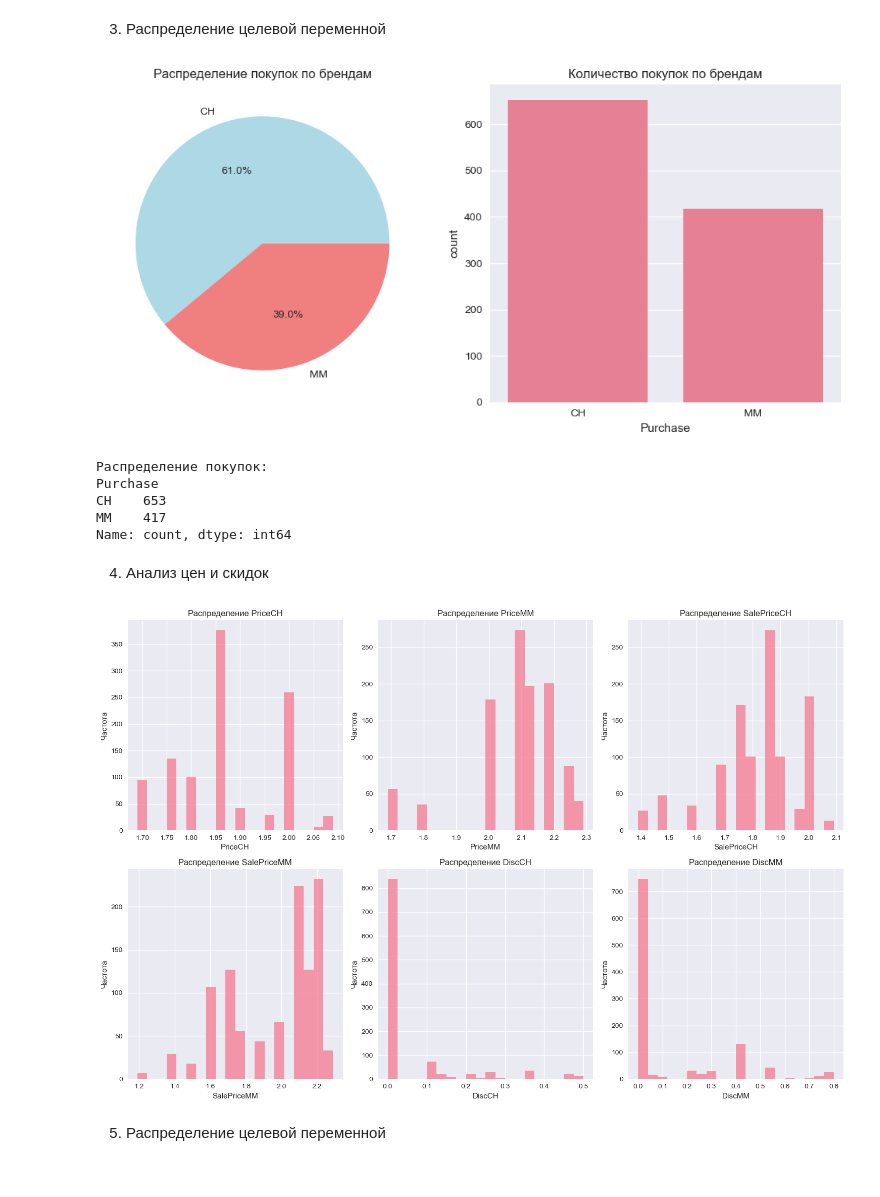
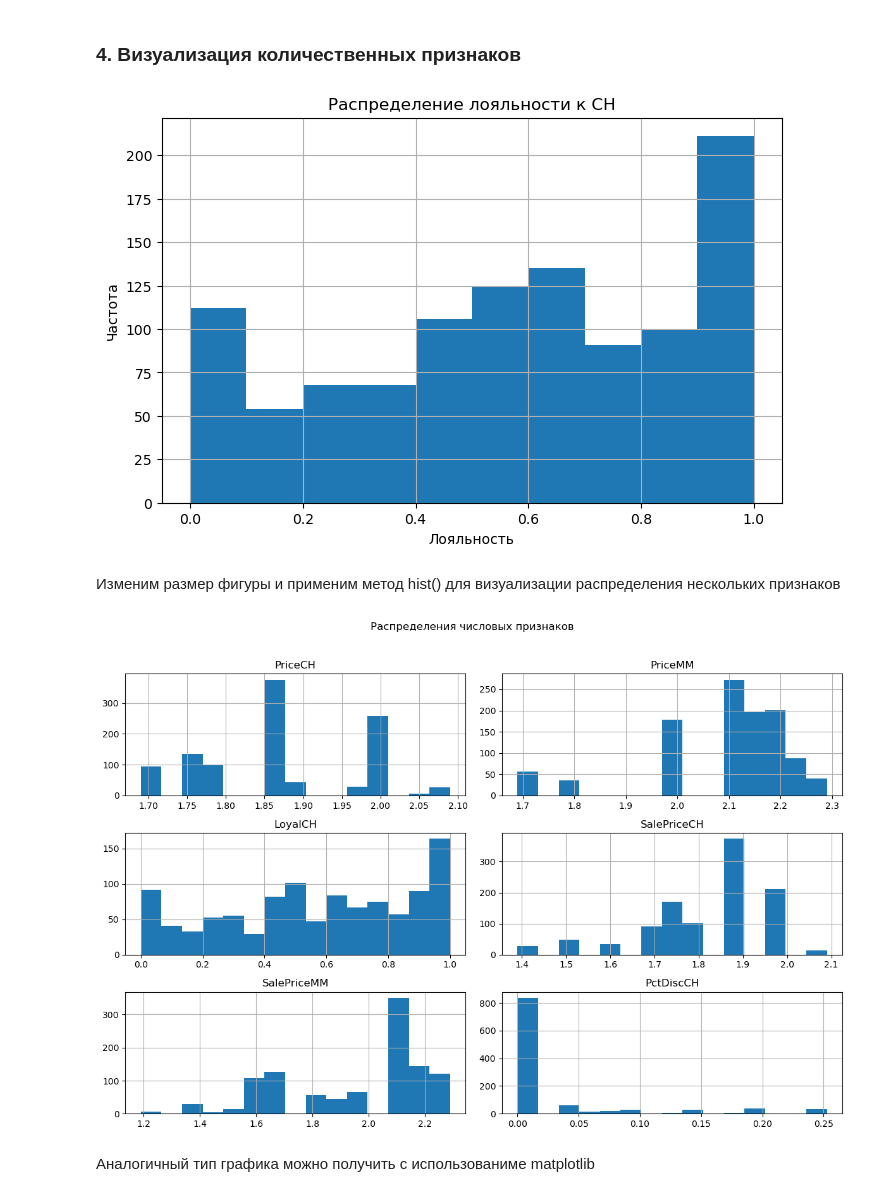
Before and after one commit to VlasovVasylii/Machine-Learning, a Jupyter notebook: lr2.ipynb, the cells around one changed output. Saved outputs shown, nothing was run; the diff lists cells and outputs as text; code cells hidden in the pictures.

```diff
--- a/lr2.ipynb
+++ b/lr2.ipynb
@@ -22,9 +50,5 @@ import pandas as pd
 import numpy as np
 import matplotlib.pyplot as plt
 import seaborn as sns
-from sklearn.preprocessing import LabelEncoder
-
-# Настройка стиля графиков
-plt.style.use('seaborn-v0_8')
-sns.set_palette("husl")
+%matplotlib inline
 # %% [markdown]
@@ -32,16 +56,4 @@ sns.set_palette("husl")
 # %%
-juice_df = pd.read_csv('juice.csv')
-
-# Первичный анализ
-print("Первые 10 строк данных о соке:")
-display(juice_df.head(10))
-
-print(f"\nРазмер данных: {juice_df.shape}")
-print(f"Столбцы: {list(juice_df.columns)}")
-
-print("\nИнформация о данных:")
-juice_df.info()
-
-print("\nСтатистическое описание:")
-display(juice_df.describe())
+df = pd.read_csv('juice.csv')
+df.head(10)
 # %% [output]
@@ -86,47 +93,25 @@ memory usage: 159.0+ KB
 # %% [markdown]
-3. Распределение целевой переменной
+### 4. Визуализация количественных признаков
 # %%
-plt.figure(figsize=(10, 5))
-
-plt.subplot(1, 2, 1)
-purchase_counts = juice_df['Purchase'].value_counts()
-plt.pie(purchase_counts.values, labels=purchase_counts.index, autopct='%1.1f%%', colors=['lightblue', 'lightcoral'])
-plt.title('Распределение покупок по брендам')
-
-plt.subplot(1, 2, 2)
-sns.countplot(data=juice_df, x='Purchase')
-plt.title('Количество покупок по брендам')
-
-plt.tight_layout()
+# Применение pandas для визуализации данных
+# pandas работает как настройка над matplotlib
+df['LoyalCH'].hist(figsize=(8, 5))
+plt.title('Распределение лояльности к CH')
+plt.xlabel('Лояльность')
+plt.ylabel('Частота')
 plt.show()
-
-print("Распределение покупок:")
-print(purchase_counts)
 # %% [output]
-[figure, old version]
+[figure, new version]
-Распределение покупок:
-Purchase
-CH    653
-MM    417
-Name: count, dtype: int64
 # %% [markdown]
-4. Анализ цен и скидок
+Изменим размер фигуры и применим метод hist() для визуализации распределения нескольких признаков
 # %%
-price_columns = ['PriceCH', 'PriceMM', 'SalePriceCH', 'SalePriceMM', 'DiscCH', 'DiscMM']
-
-fig, axes = plt.subplots(2, 3, figsize=(15, 10))
-axes = axes.ravel()
-
-for i, col in enumerate(price_columns):
-    juice_df[col].hist(bins=20, ax=axes[i], alpha=0.7)
-    axes[i].set_title(f'Распределение {col}')
-    axes[i].set_xlabel(col)
-    axes[i].set_ylabel('Частота')
-
+numerical_features = ['PriceCH', 'PriceMM', 'LoyalCH', 'SalePriceCH', 'SalePriceMM', 'PctDiscCH']
+juice_df[numerical_features].hist(figsize=(12, 8), bins=15)
+plt.suptitle('Распределения числовых признаков', y=1.02)
 plt.tight_layout()
 plt.show()
 # %% [output]
-[figure, old version]
+[figure, new version]
 # %% [markdown]
-5. Распределение целевой переменной
+Аналогичный тип графика можно получить с использованиме matplotlib
 # %%
```
Also changed, not shown: parts of 44 cells of this notebook.
